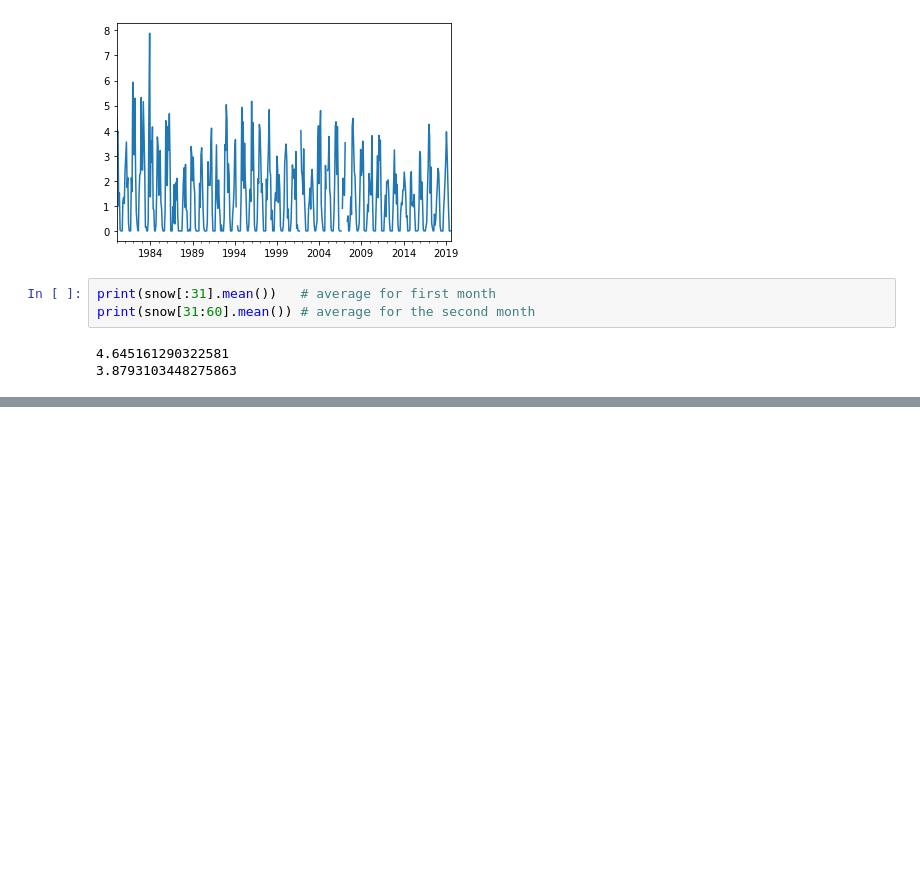
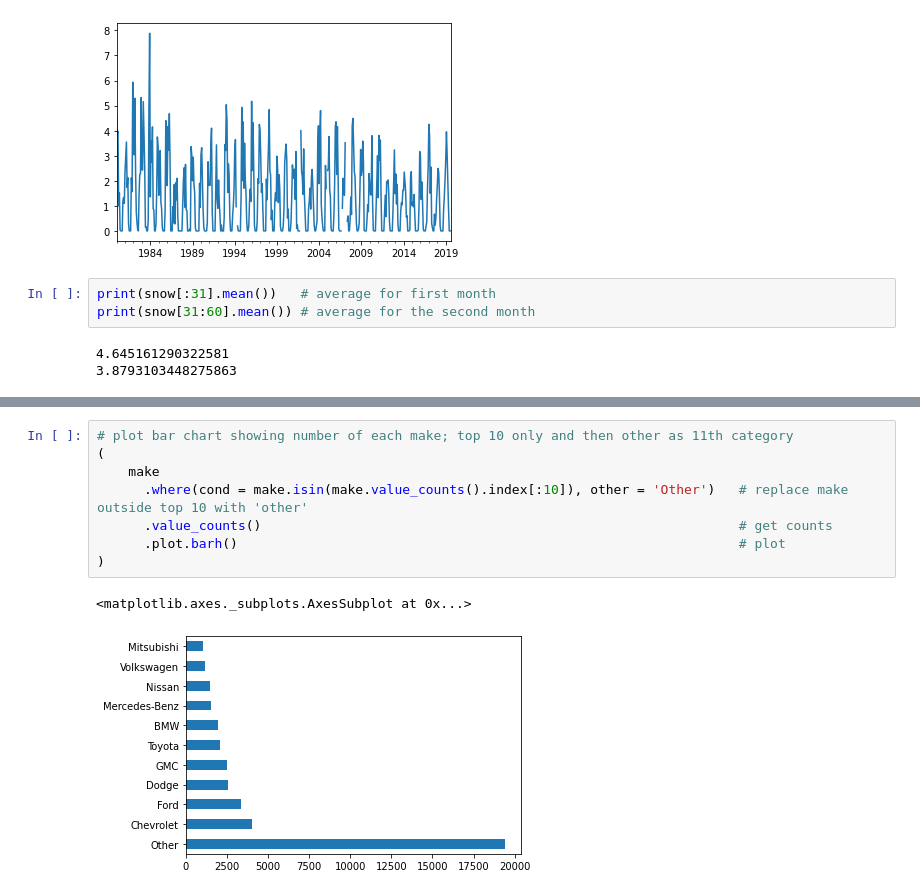
Before and after one commit to jack-cao-623/python_learning, a Jupyter notebook: effective_pandas_ch_14.ipynb, the cells around one changed output, grey strips where cells are left out. Saved outputs shown, nothing was run; the diff lists cells and outputs as text; blank space fills up the shorter version.

```diff
--- a/effective_pandas_ch_14.ipynb
+++ b/effective_pandas_ch_14.ipynb
@@ -166,0 +215,11 @@ print(snow[31:60].mean()) # average for the second month
+# %%
+# plot bar chart showing number of each make; top 10 only and then other as 11th category
+(
+    make
+      .where(cond = make.isin(make.value_counts().index[:10]), other = 'Other')   # replace make outside top 10 with 'other'
+      .value_counts()                                                             # get counts
+      .plot.barh()                                                                # plot
+)
+# %% [output]
+<matplotlib.axes._subplots.AxesSubplot at 0x...>
+[figure, added]
```
Also changed, not shown: parts of 7 cells of this notebook.
